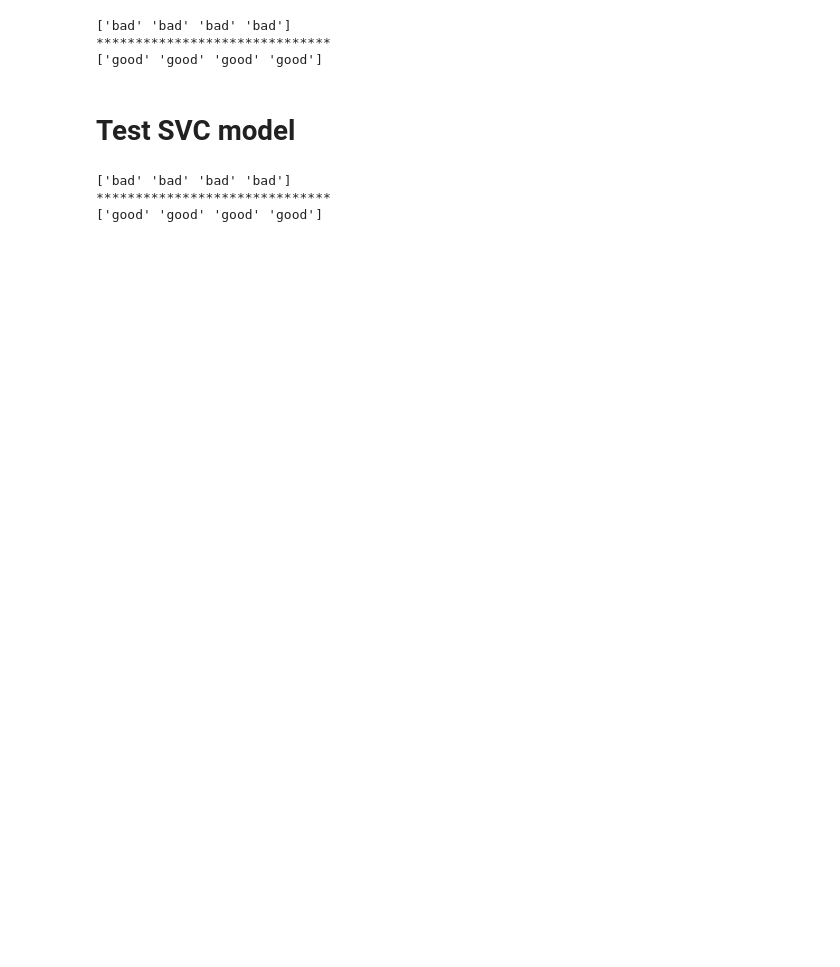
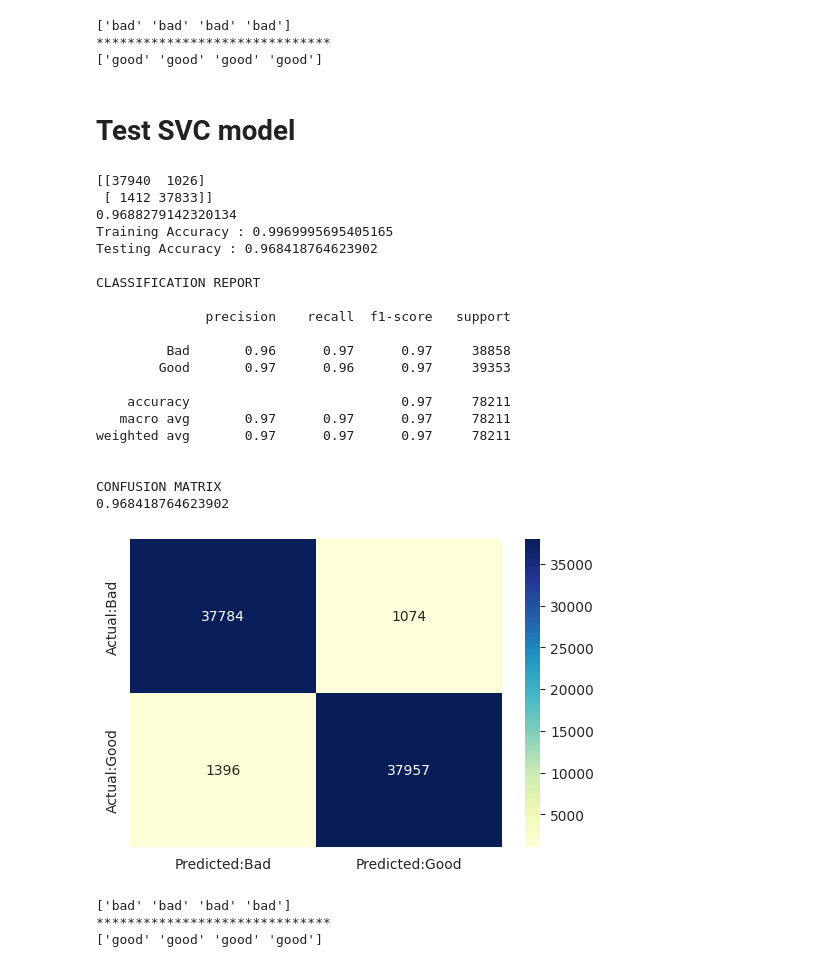
Before and after one commit to giacomovitangeli/phishing-detection, a Jupyter notebook: url_classifier.ipynb, the cells around one changed output. Cells and saved outputs as stored; diff of their text form; code cells hidden in the pictures; blank space fills up the shorter version.

```diff
--- a/url_classifier.ipynb
+++ b/url_classifier.ipynb
@@ -372,6 +442,6 @@ CONFUSION MATRIX
 # %%
-pickle.dump(pipeline_ls,open('phishing.pkl','wb'))
-loaded_model = pickle.load(open('phishing.pkl', 'rb'))
+pickle.dump(pipeline_ls,open('phishing_equal_LR.pkl','wb'))
+loaded_model = pickle.load(open('phishing_equal_LR.pkl', 'rb'))
 result = loaded_model.score(testX,testY)
 print(result)
 # %% [output]
@@ -379,7 +449,7 @@ print(result)
 # %%
 predict_bad = ['yeniik.com.tr/wp-admin/js/login.alibaba.com/login.jsp.php','fazan-pacir.rs/temp/libraries/ipad','tubemoviez.exe','svision-online.de/mgfi/administrator/components/com_babackup/classes/fx29id1.txt']
 predict_good = ['whitehouse.gov/','youtube.com/watch?v=qI0TQJI3vdU','retailhellunderground.com/','restorevisioncenters.com/html/technology.html']
-loaded_model = pickle.load(open('phishing.pkl', 'rb'))
+loaded_model = pickle.load(open('phishing_equal_LR.pkl', 'rb'))
 #predict_bad = vectorizers.transform(predict_bad)
 # predict_good = vectorizer.transform(predict_good)
 result = loaded_model.predict(predict_bad)
@@ -393,6 +463,65 @@ print(result2)
 ['good' 'good' 'good' 'good']
 # %% [markdown]
 # Test SVC model
+# %%
+# Support Vector Machine
+from sklearn import svm
+SVC_model = svm.SVC(kernel='linear')
+SVC_model.fit(X_train, y_train)
+SVC_prediction = SVC_model.predict(X_test)
+# But Confusion Matrix and Classification Report give more details about performance
+print(confusion_matrix(SVC_prediction, y_test))
+# Accuracy score is the simplest way to evaluate
+print(accuracy_score(SVC_prediction, y_test))
+
+# sklearn pipeline using SVC
+from sklearn.pipeline import make_pipeline
+pipeline_ls = make_pipeline(CountVectorizer(tokenizer = RegexpTokenizer(r'[A-Za-z]+').tokenize,stop_words='english'), svm.SVC(kernel='linear'))
+X_train, X_test, y_train, y_test = train_test_split(urls_df.URL, urls_df.Label)
+pipeline_ls.fit(X_train,y_train)
+pipeline_ls.score(X_test, y_test)
+
+print('Training Accuracy :',pipeline_ls.score(X_train,y_train))
+print('Testing Accuracy :',pipeline_ls.score(X_test,y_test))
+con_mat = pd.DataFrame(confusion_matrix(pipeline_ls.predict(X_test), y_test),
+            columns = ['Predicted:Bad', 'Predicted:Good'],
+            index = ['Actual:Bad', 'Actual:Good'])
+
+print('\nCLASSIFICATION REPORT\n')
+print(classification_report(pipeline_ls.predict(X_test), y_test,
+                            target_names =['Bad','Good']))
+
+print('\nCONFUSION MATRIX')
+plt.figure(figsize= (6,4))
+sns.heatmap(con_mat, annot = True,fmt='d',cmap="YlGnBu")
+
+import pickle
+pickle.dump(pipeline_ls,open('phishing_equal_SVC.pkl','wb'))
+loaded_model = pickle.load(open('phishing_equal_SVC.pkl', 'rb'))
+result = loaded_model.score(X_test,y_test)
+print(result)
+# %% [output]
+[[37940  1026]
+ [ 1412 37833]]
+0.9688279142320134
+Training Accuracy : 0.9969995695405165
+Testing Accuracy : 0.968418764623902
+
+CLASSIFICATION REPORT
+
+              precision    recall  f1-score   support
+
+         Bad       0.96      0.97      0.97     38858
+        Good       0.97      0.96      0.97     39353
+
+    accuracy                           0.97     78211
+   macro avg       0.97      0.97      0.97     78211
+weighted avg       0.97      0.97      0.97     78211
+
+
+CONFUSION MATRIX
+0.968418764623902
+[figure, added]
 # %%
 predict_bad = ['yeniik.com.tr/wp-admin/js/login.alibaba.com/login.jsp.php','fazan-pacir.rs/temp/libraries/ipad','tubemoviez.exe','svision-online.de/mgfi/administrator/components/com_babackup/classes/fx29id1.txt']
 predict_good = ['whitehouse.gov','youtube.com/watch?v=qI0TQJI3vdU','retailhellunderground.com/','restorevisioncenters.com/html/technology.html']
```
Also changed, not shown: parts of 26 cells of this notebook, 13 other files.
